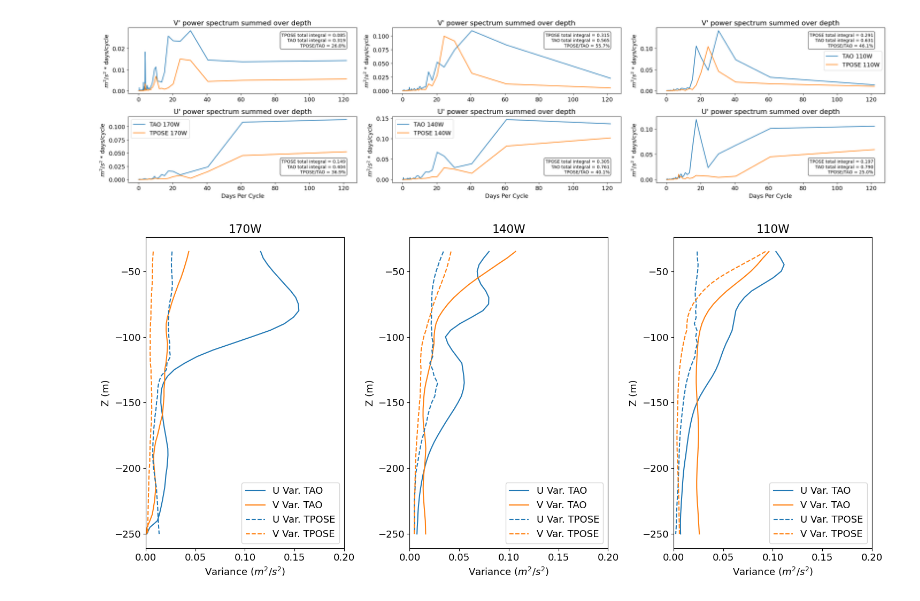
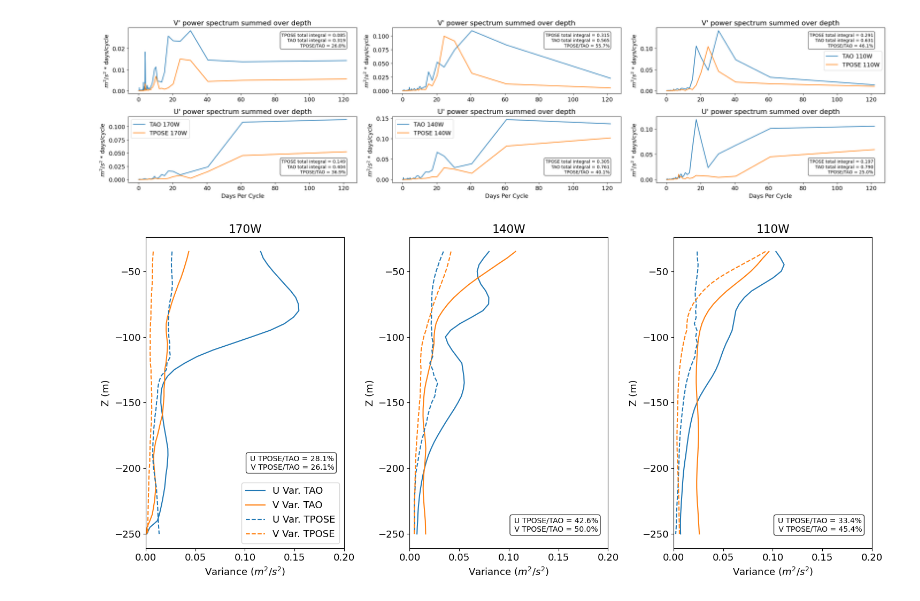
Before and after one commit to eldavenport/TPOSE6_VelocityAssim, a Jupyter notebook: Iter0/VelocityMisft/TAO_TPOSE_spectra.ipynb, the cells around one changed output. Saved outputs shown, nothing was run; the diff lists cells and outputs as text; code cells hidden in the pictures.

Commit message:
updating plots of velocity variance

```diff
--- a/Iter0/VelocityMisft/TAO_TPOSE_spectra.ipynb
+++ b/Iter0/VelocityMisft/TAO_TPOSE_spectra.ipynb
@@ -687,52 +687,97 @@ plt.savefig('Velocity_Power_Compare_TAO_iter0.png',format='png')
 # %%
 
 fig, ax = plt.subplots(figsize=(15, 7),ncols=3)
-u_var = U6_TAO_170.var(dim='time',skipna=True)
-v_var = V6_TAO_170.var(dim='time',skipna=True)
-ax[0].plot(u_var, U6_TAO_170.Z, color='tab:blue', label='U Var. TAO')
-ax[0].plot(v_var, V6_TAO_170.Z, color='tab:orange', label='V Var. TAO')
-u_var = U6_170.var(dim='time',skipna=True)
-v_var = V6_170.var(dim='time',skipna=True)
-ax[0].plot(u_var, U6_170.Z, color='tab:blue', linestyle='--', label='U Var. TPOSE')
-ax[0].plot(v_var, V6_170.Z, color='tab:orange', linestyle='--', label='V Var. TPOSE')
+u_var_tao = U6_TAO_170.var(dim='time',skipna=True)
+v_var_tao = V6_TAO_170.var(dim='time',skipna=True)
+ax[0].plot(u_var_tao, U6_TAO_170.Z, color='tab:blue', label='U Var. TAO')
+ax[0].plot(v_var_tao, V6_TAO_170.Z, color='tab:orange', label='V Var. TAO')
+u_var_tpose = U6_170.var(dim='time',skipna=True)
+v_var_tpose = V6_170.var(dim='time',skipna=True)
+ax[0].plot(u_var_tpose, U6_170.Z, color='tab:blue', linestyle='--', label='U Var. TPOSE')
+ax[0].plot(v_var_tpose, V6_170.Z, color='tab:orange', linestyle='--', label='V Var. TPOSE')
 ax[0].legend(loc='lower right')
 ax[0].set_title('170W')
 ax[0].set_xlabel('Variance ($m^2/s^2$)')
 ax[0].set_ylabel('Z (m)')
 ax[0].set_xlim(0.0, 0.2)
 
-u_var = U6_TAO_140.var(dim='time',skipna=True)
-v_var = V6_TAO_140.var(dim='time',skipna=True)
-ax[1].plot(u_var, U6_TAO_140.Z, color='tab:blue', label='U Var. TAO')
-ax[1].plot(v_var, V6_TAO_140.Z, color='tab:orange', label='V Var. TAO')
-u_var = U6_140.var(dim='time',skipna=True)
-v_var = V6_140.var(dim='time',skipna=True)
-ax[1].plot(u_var, U6_140.Z, color='tab:blue', linestyle='--', label='U Var. TPOSE')
-ax[1].plot(v_var, V6_140.Z, color='tab:orange', linestyle='--', label='V Var. TPOSE')
-ax[1].legend(loc='lower right')
+u_ratio_170 = (u_var_tpose.sum()/u_var_tao.sum()).values
+v_ratio_170 = (v_var_tpose.sum()/v_var_tao.sum()).values
+
+textstr = f"U TPOSE/TAO = {(u_ratio_170*100):.1f}%\n V TPOSE/TAO = {(v_ratio_170*100):.1f}%"
+
+# Add text box
+ax[0].text(
+    0.95, 0.3, textstr,
+    transform=ax[0].transAxes,  # axes fraction
+    fontsize=10,
+    verticalalignment='top',
+    horizontalalignment='right',
+    bbox=dict(boxstyle='round', facecolor='white', alpha=0.8)
+)
+
+u_var_tao = U6_TAO_140.var(dim='time',skipna=True)
+v_var_tao = V6_TAO_140.var(dim='time',skipna=True)
+ax[1].plot(u_var_tao, U6_TAO_140.Z, color='tab:blue', label='U Var. TAO')
+ax[1].plot(v_var_tao, V6_TAO_140.Z, color='tab:orange', label='V Var. TAO')
+u_var_tpose = U6_140.var(dim='time',skipna=True)
+v_var_tpose = V6_140.var(dim='time',skipna=True)
+ax[1].plot(u_var_tpose, U6_140.Z, color='tab:blue', linestyle='--', label='U Var. TPOSE')
+ax[1].plot(v_var_tpose, V6_140.Z, color='tab:orange', linestyle='--', label='V Var. TPOSE')
+# ax[1].legend(loc='lower right')
 ax[1].set_title('140W')
 ax[1].set_xlim(0.0, 0.2)
 ax[1].set_xlabel('Variance ($m^2/s^2$)')
 ax[1].set_ylabel('Z (m)')
 
-u_var = U6_TAO_110.var(dim='time',skipna=True)
-v_var = V6_TAO_110.var(dim='time',skipna=True)
-ax[2].plot(u_var, U6_TAO_110.Z, color='tab:blue', label='U Var. TAO')
-ax[2].plot(v_var, V6_TAO_110.Z, color='tab:orange', label='V Var. TAO')
-u_var = U6_110.var(dim='time',skipna=True)
-v_var = V6_110.var(dim='time',skipna=True)
-ax[2].plot(u_var, U6_110.Z, color='tab:blue', linestyle='--', label='U Var. TPOSE')
-ax[2].plot(v_var, V6_110.Z, color='tab:orange', linestyle='--', label='V Var. TPOSE')
-ax[2].legend(loc='lower right')
+u_ratio_140 = (u_var_tpose.sum()/u_var_tao.sum()).values
+v_ratio_140 = (v_var_tpose.sum()/v_var_tao.sum()).values
+
+textstr = f"U TPOSE/TAO = {(u_ratio_140*100):.1f}%\n V TPOSE/TAO = {(v_ratio_140*100):.1f}%"
+
+# Add text box
+ax[1].text(
+    0.95, 0.1, textstr,
+    transform=ax[1].transAxes,  # axes fraction
+    fontsize=10,
+    verticalalignment='top',
+    horizontalalignment='right',
+    bbox=dict(boxstyle='round', facecolor='white', alpha=0.8)
+)
+
+
+u_var_tao = U6_TAO_110.var(dim='time',skipna=True)
+v_var_tao = V6_TAO_110.var(dim='time',skipna=True)
+ax[2].plot(u_var_tao, U6_TAO_110.Z, color='tab:blue', label='U Var. TAO')
+ax[2].plot(v_var_tao, V6_TAO_110.Z, color='tab:orange', label='V Var. TAO')
+u_var_tpose = U6_110.var(dim='time',skipna=True)
+v_var_tpose = V6_110.var(dim='time',skipna=True)
+ax[2].plot(u_var_tpose, U6_110.Z, color='tab:blue', linestyle='--', label='U Var. TPOSE')
+ax[2].plot(v_var_tpose, V6_110.Z, color='tab:orange', linestyle='--', label='V Var. TPOSE')
+# ax[2].legend(loc='lower right')
 ax[2].set_title('110W')
 ax[2].set_xlim(0.0, 0.2)
 ax[2].set_xlabel('Variance ($m^2/s^2$)')
 ax[2].set_ylabel('Z (m)')
 
+u_ratio_110 = (u_var_tpose.sum()/u_var_tao.sum()).values
+v_ratio_110 = (v_var_tpose.sum()/v_var_tao.sum()).values
+
+textstr = f"U TPOSE/TAO = {(u_ratio_110*100):.1f}%\n V TPOSE/TAO = {(v_ratio_110*100):.1f}%"
+
+# Add text box
+ax[2].text(
+    0.95, 0.1, textstr,
+    transform=ax[2].transAxes,  # axes fraction
+    fontsize=10,
+    verticalalignment='top',
+    horizontalalignment='right',
+    bbox=dict(boxstyle='round', facecolor='white', alpha=0.8)
+)
 
 plt.tight_layout()
 plt.savefig('ADCP_iter0_Var.png')
 # %% [output]
-[figure, old version]
+[figure, new version]
 # %%
 client.shutdown()
```
Also changed, not shown: 1 other file.
